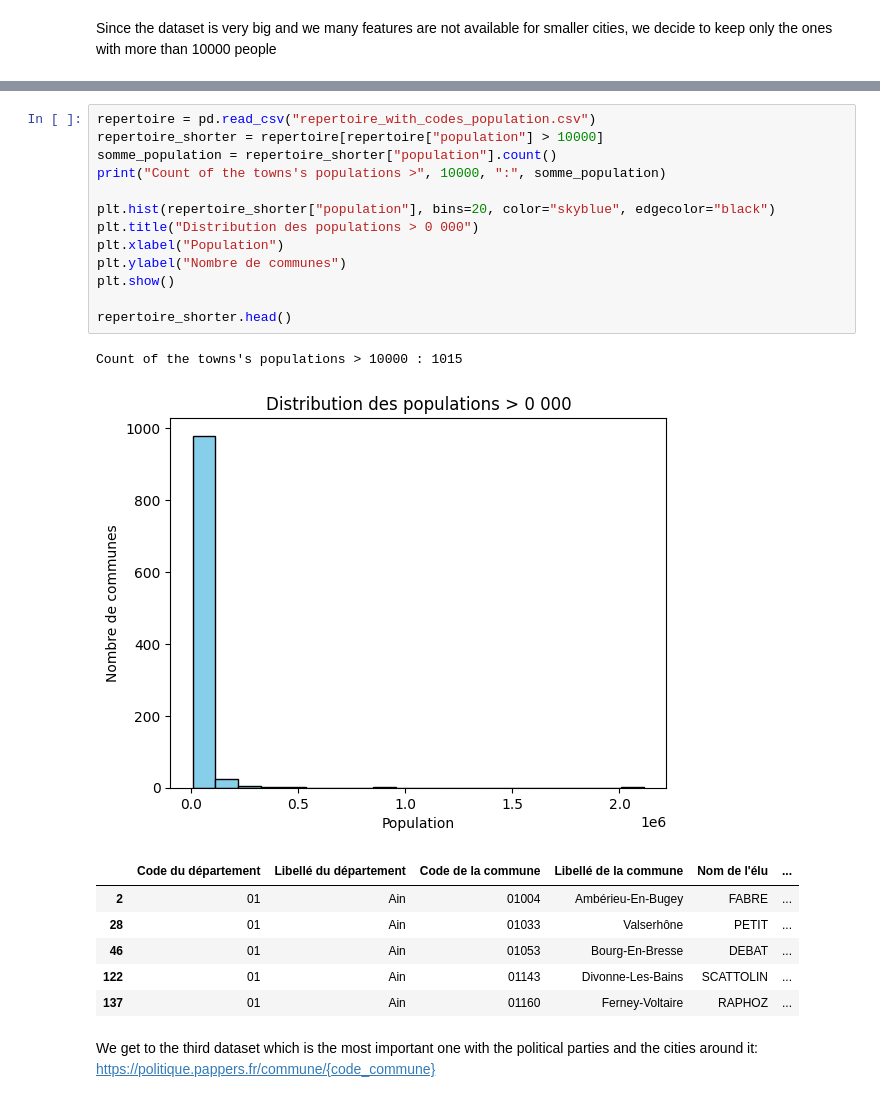
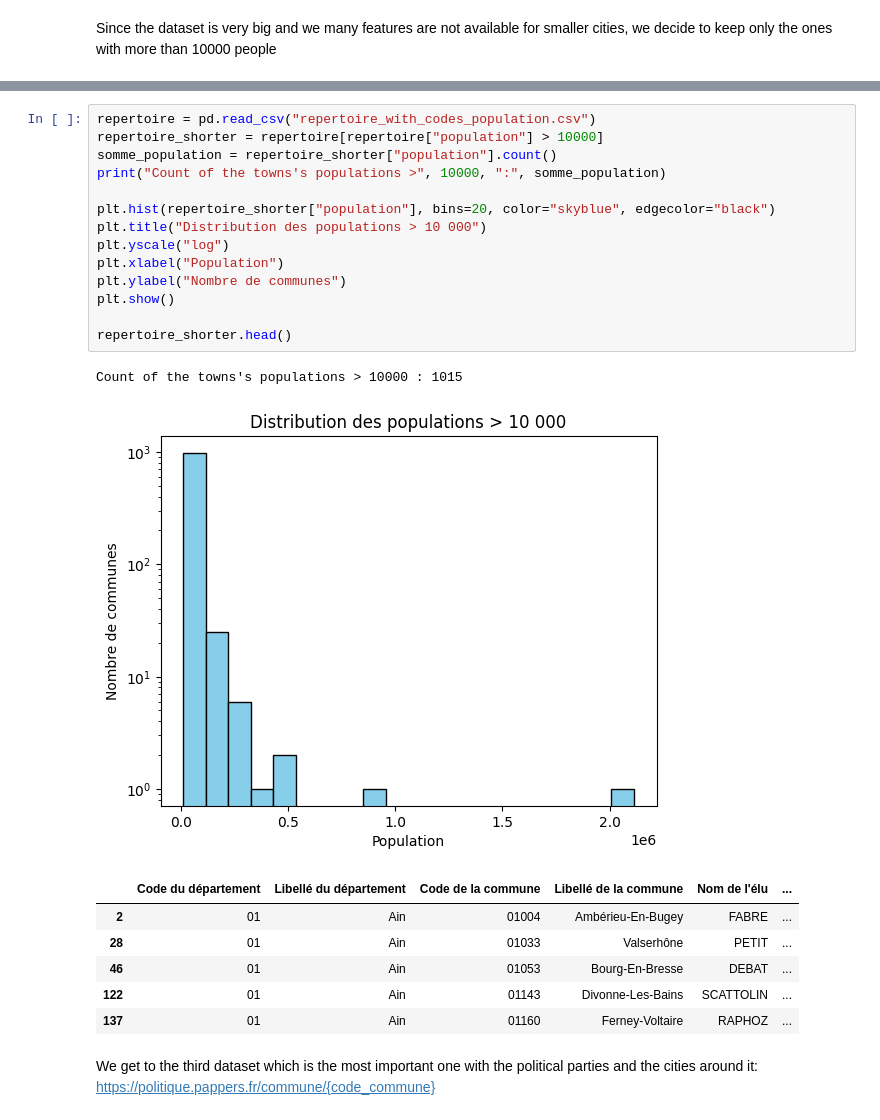
Before and after one commit to SARx613/Data-Storage-Project, a Jupyter notebook: repertoire_nationale.ipynb, the cells around one changed output, grey strips where cells are left out. Saved outputs shown, nothing was run; the diff lists cells and outputs as text.

Commit message:
Added a few cosmetic changes to the graph - namely the graph

```diff
--- a/repertoire_nationale.ipynb
+++ b/repertoire_nationale.ipynb
@@ -114,19 +117,20 @@ Since the dataset is very big and we many features are not available for smaller
 # %%
 repertoire = pd.read_csv("repertoire_with_codes_population.csv")
 repertoire_shorter = repertoire[repertoire["population"] > 10000]
 somme_population = repertoire_shorter["population"].count()
 print("Count of the towns's populations >", 10000, ":", somme_population)
 
 plt.hist(repertoire_shorter["population"], bins=20, color="skyblue", edgecolor="black")
-plt.title("Distribution des populations > 0 000")
+plt.title("Distribution des populations > 10 000")
+plt.yscale("log")
 plt.xlabel("Population")
 plt.ylabel("Nombre de communes")
 plt.show()
 
 repertoire_shorter.head()
 # %% [output]
 Count of the towns's populations > 10000 : 1015
-[figure, old version]
+[figure, new version]
 |  | Code du département | Libellé du département | Code de la commune | Libellé de la commune | Nom de l'élu | ... |
 | 2 | 01 | Ain | 01004 | Ambérieu-En-Bugey | FABRE | ... |
 | 28 | 01 | Ain | 01033 | Valserhône | PETIT | ... |
```
Also changed, not shown: parts of 3 cells of this notebook.
